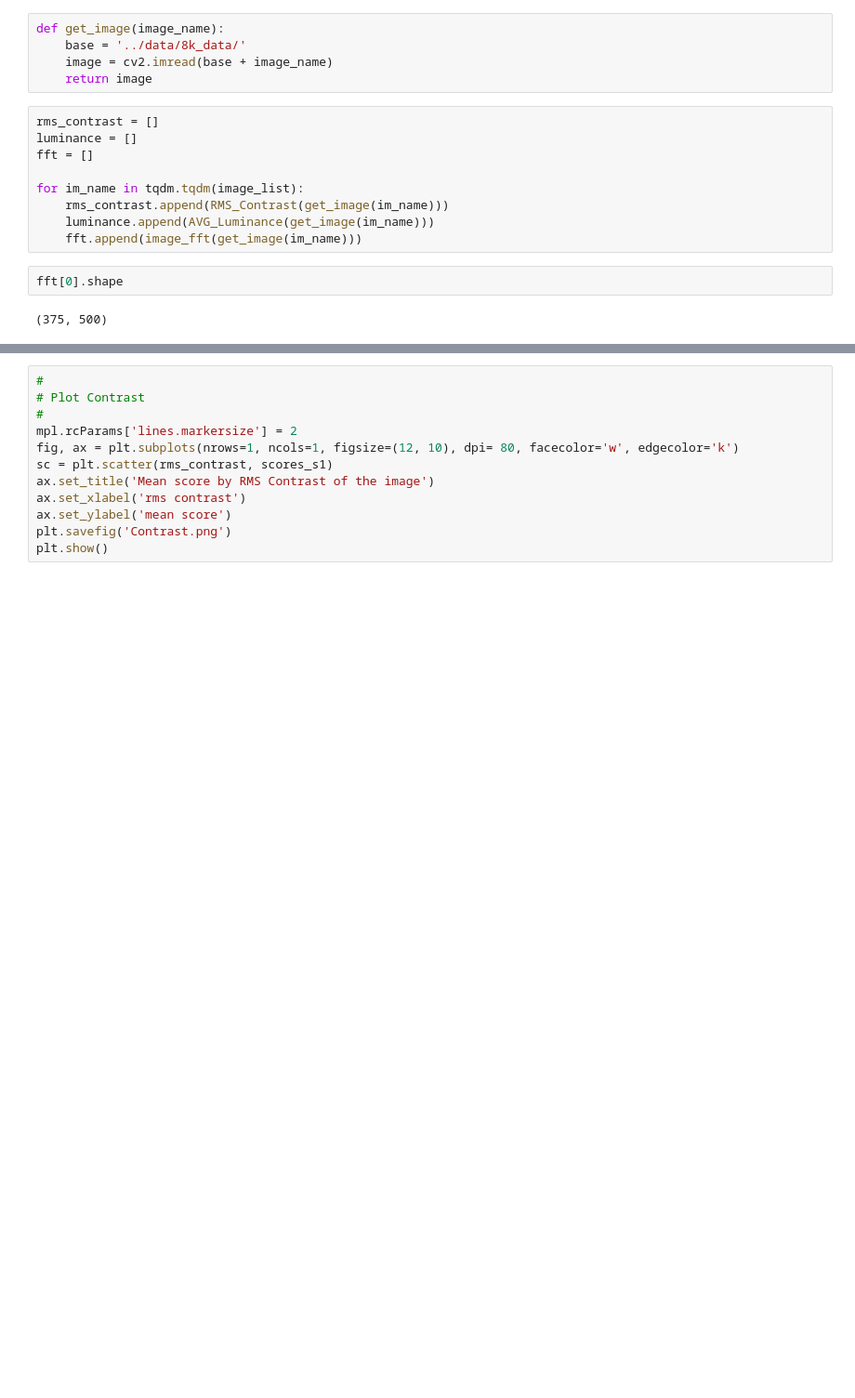
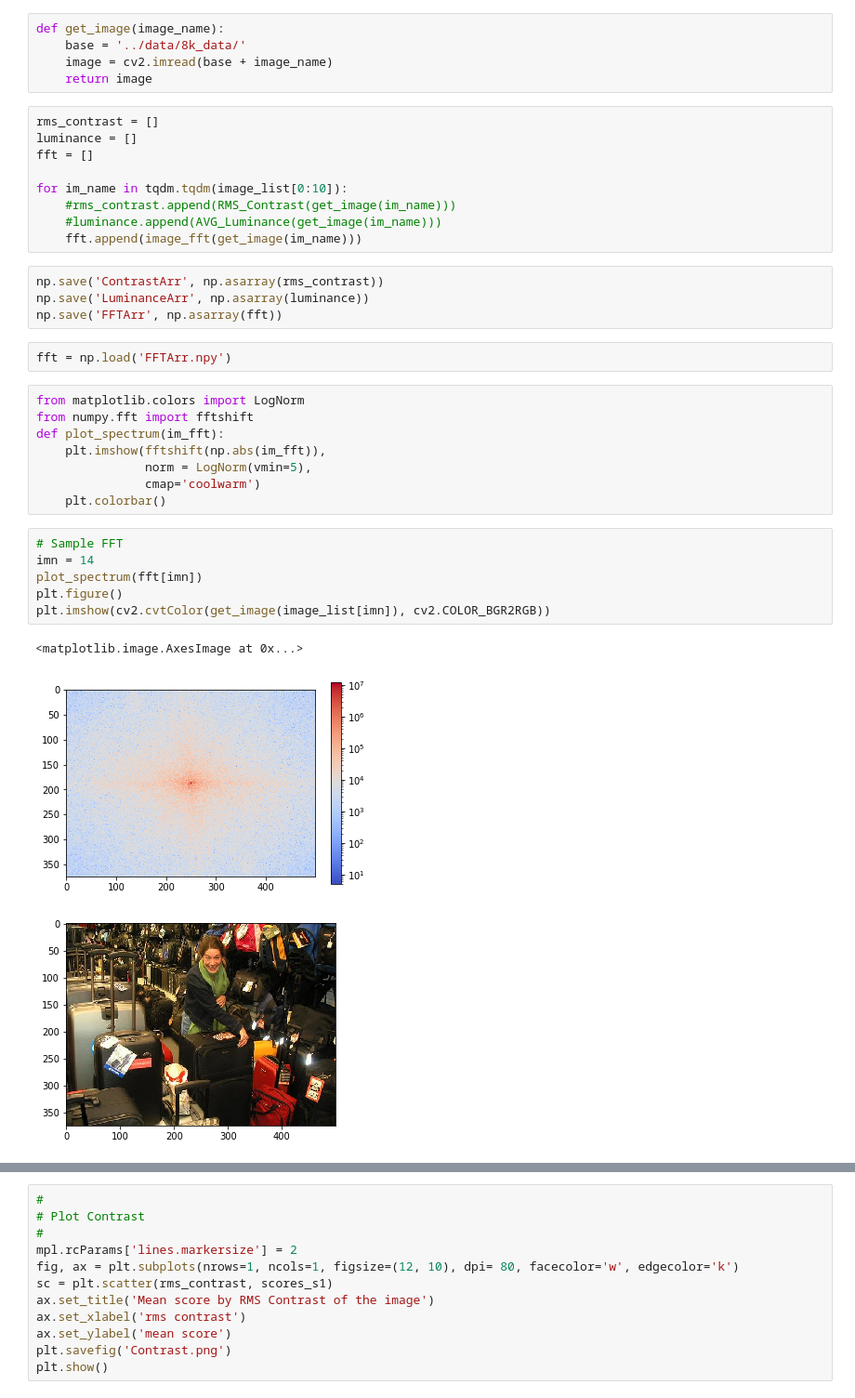
Before and after one commit to akashukla/MTurk_Bovik, a Jupyter notebook: Model/classification-models/FeatureVis.ipynb, the cells around one changed output, grey strips where cells are left out. Shown: that part at 93% size. Drawn from its saved outputs; the diff is of its cells as text; blank space fills up the shorter version.

Commit message:
graphs

```diff
--- a/Model/classification-models/FeatureVis.ipynb
+++ b/Model/classification-models/FeatureVis.ipynb
@@ -287,11 +308,31 @@ rms_contrast = []
 luminance = []
 fft = []
 
-for im_name in tqdm.tqdm(image_list):
-    rms_contrast.append(RMS_Contrast(get_image(im_name)))
-    luminance.append(AVG_Luminance(get_image(im_name)))
+for im_name in tqdm.tqdm(image_list[0:10]):
+    #rms_contrast.append(RMS_Contrast(get_image(im_name)))
+    #luminance.append(AVG_Luminance(get_image(im_name)))
     fft.append(image_fft(get_image(im_name)))
-# %%
-fft[0].shape
-# %% [output]
-(375, 500)
+# %%
+np.save('ContrastArr', np.asarray(rms_contrast))
+np.save('LuminanceArr', np.asarray(luminance))
+np.save('FFTArr', np.asarray(fft))
+# %%
+fft = np.load('FFTArr.npy')
+# %%
+from matplotlib.colors import LogNorm
+from numpy.fft import fftshift
+def plot_spectrum(im_fft):
+    plt.imshow(fftshift(np.abs(im_fft)),
+               norm = LogNorm(vmin=5),
+               cmap='coolwarm')
+    plt.colorbar()
+# %%
+# Sample FFT
+imn = 14
+plot_spectrum(fft[imn])
+plt.figure()
+plt.imshow(cv2.cvtColor(get_image(image_list[imn]), cv2.COLOR_BGR2RGB))
+# %% [output]
+<matplotlib.image.AxesImage at 0x...>
+[figure, added]
+[figure, added]
```
Also changed, not shown: parts of 6 cells of this notebook, 7 other files.
